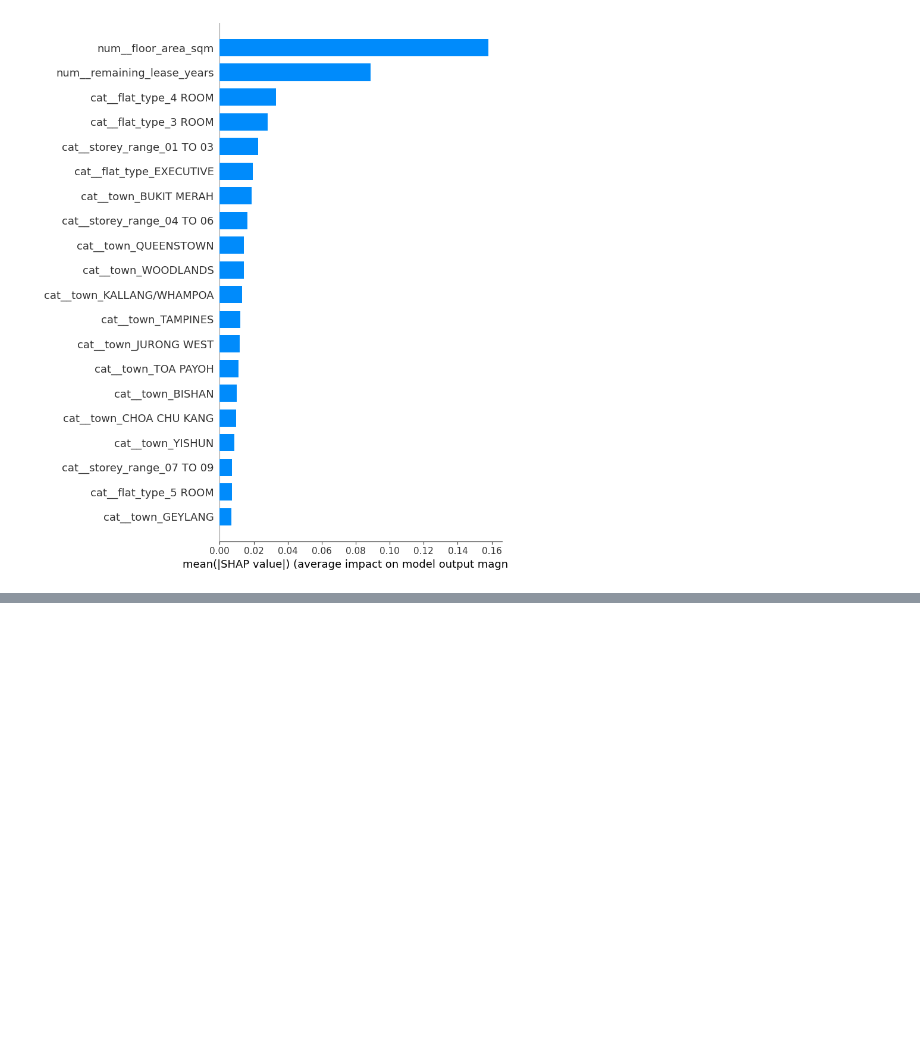
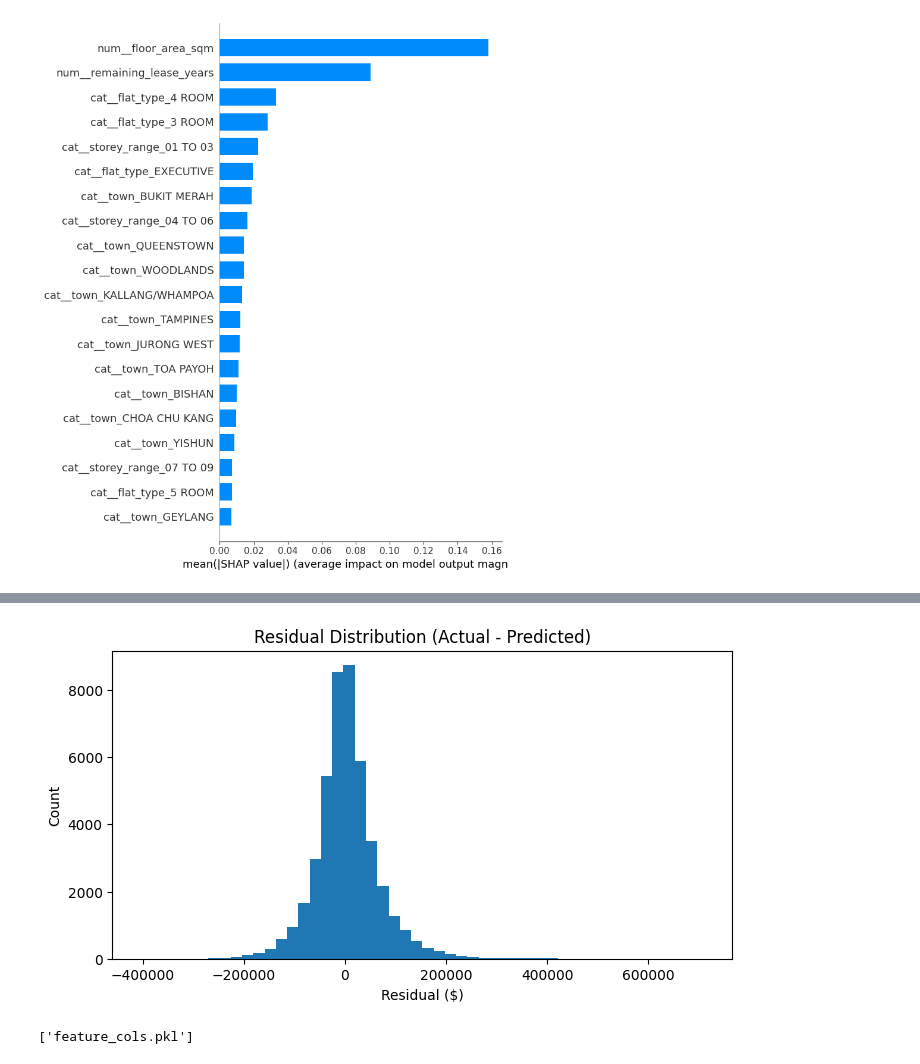
Before and after one commit to OthnielChang/hdb-resale-econometrics, a Jupyter notebook: dataAnalysis.ipynb, the cells around one changed output, grey strips where cells are left out. Cells and saved outputs as stored; diff of their text form; code cells hidden in the pictures; blank space fills up the shorter version.

```diff
--- a/dataAnalysis.ipynb
+++ b/dataAnalysis.ipynb
@@ -293,3 +293,19 @@ overpriced
 | 218263 | TOA PAYOH | 4 ROOM | 10 TO 12 | 103.0 | 70.500000 | Model A | 930000.0 | ... |
 | 178965 | HOUGANG | EXECUTIVE | 07 TO 09 | 149.0 | 65.166667 | Maisonette | 1100000.0 | ... |
 | 218545 | TOA PAYOH | 5 ROOM | 16 TO 18 | 122.0 | 70.666667 | Improved | 1185000.0 | ... |
+# %%
+plt.figure(figsize=(8,4))
+plt.hist(results["residual"], bins=50)
+plt.title("Residual Distribution (Actual - Predicted)")
+plt.xlabel("Residual ($)")
+plt.ylabel("Count")
+plt.show()
+# %% [output]
+[figure, added]
+# %%
+import joblib
+
+joblib.dump(xgb_model, "hdb_xgb_pipeline.pkl")
+joblib.dump(X.columns.tolist(), "feature_cols.pkl")
+# %% [output]
+['feature_cols.pkl']
```
Also changed, not shown: 3 other files.
